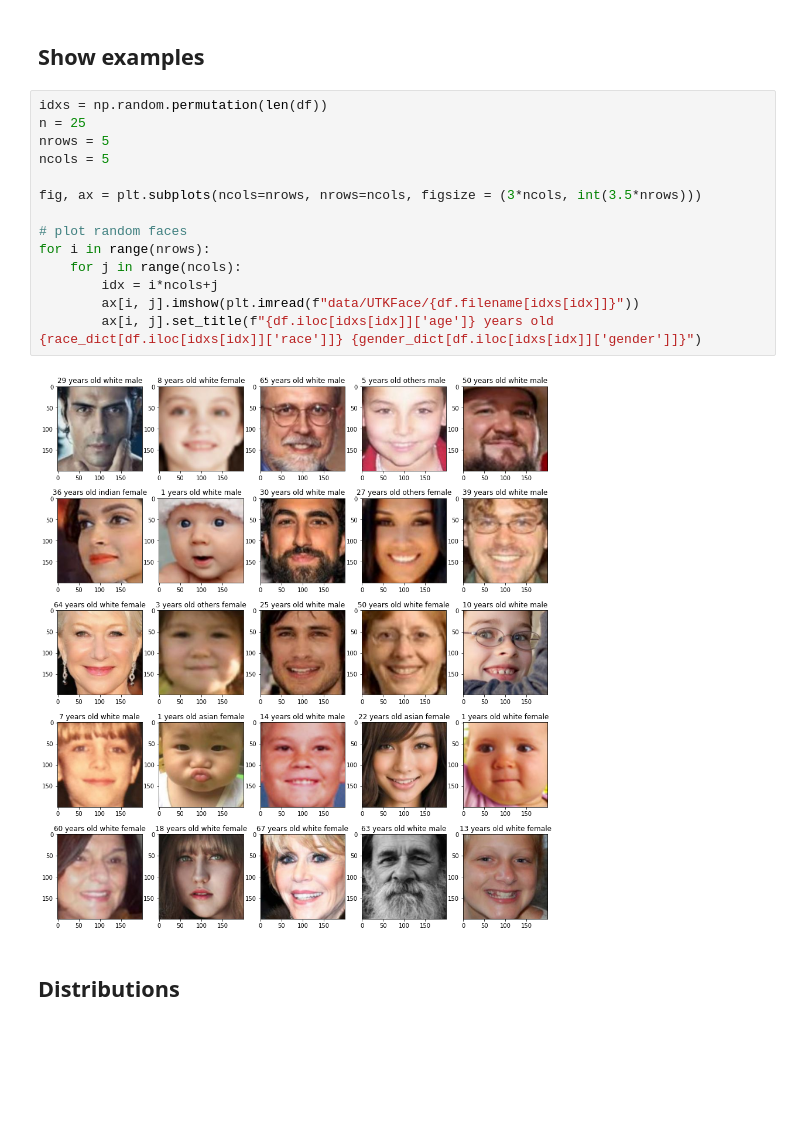
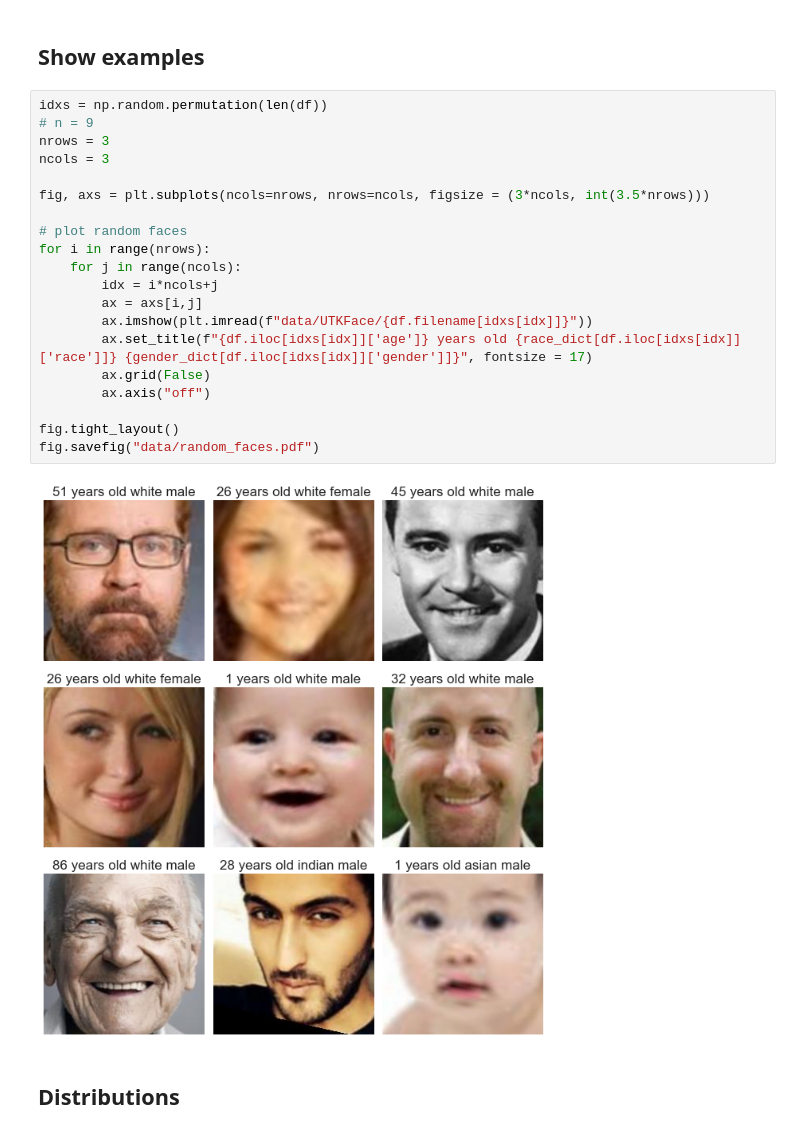
Before and after one commit to s183920/02582_Computational_Data_Analysis_Case2, a Jupyter notebook: data.ipynb, the cells around one changed output. Cells and saved outputs as stored; diff of their text form; blank space fills up the shorter version.

```diff
--- a/data.ipynb
+++ b/data.ipynb
@@ -114,20 +114,26 @@ race_dict = {0:"white", 1:"black", 2:"asian", 3:"indian", 4:"others"}
 ## Show examples
 # %%
 idxs = np.random.permutation(len(df))
-n = 25
-nrows = 5
-ncols = 5
+# n = 9
+nrows = 3
+ncols = 3
 
-fig, ax = plt.subplots(ncols=nrows, nrows=ncols, figsize = (3*ncols, int(3.5*nrows)))
+fig, axs = plt.subplots(ncols=nrows, nrows=ncols, figsize = (3*ncols, int(3.5*nrows)))
 
 # plot random faces
 for i in range(nrows):
     for j in range(ncols):
         idx = i*ncols+j
-        ax[i, j].imshow(plt.imread(f"data/UTKFace/{df.filename[idxs[idx]]}"))
-        ax[i, j].set_title(f"{df.iloc[idxs[idx]]['age']} years old {race_dict[df.iloc[idxs[idx]]['race']]} {gender_dict[df.iloc[idxs[idx]]['gender']]}")
+        ax = axs[i,j]
+        ax.imshow(plt.imread(f"data/UTKFace/{df.filename[idxs[idx]]}"))
+        ax.set_title(f"{df.iloc[idxs[idx]]['age']} years old {race_dict[df.iloc[idxs[idx]]['race']]} {gender_dict[df.iloc[idxs[idx]]['gender']]}", fontsize = 17)
+        ax.grid(False)
+        ax.axis("off")
+
+fig.tight_layout()
+fig.savefig("data/random_faces.pdf")
 # %% [output]
-[figure, old version]
+[figure, new version]
 # %% [markdown]
 ## Distributions
 # %%
```
Also changed, not shown: 3 other files.
